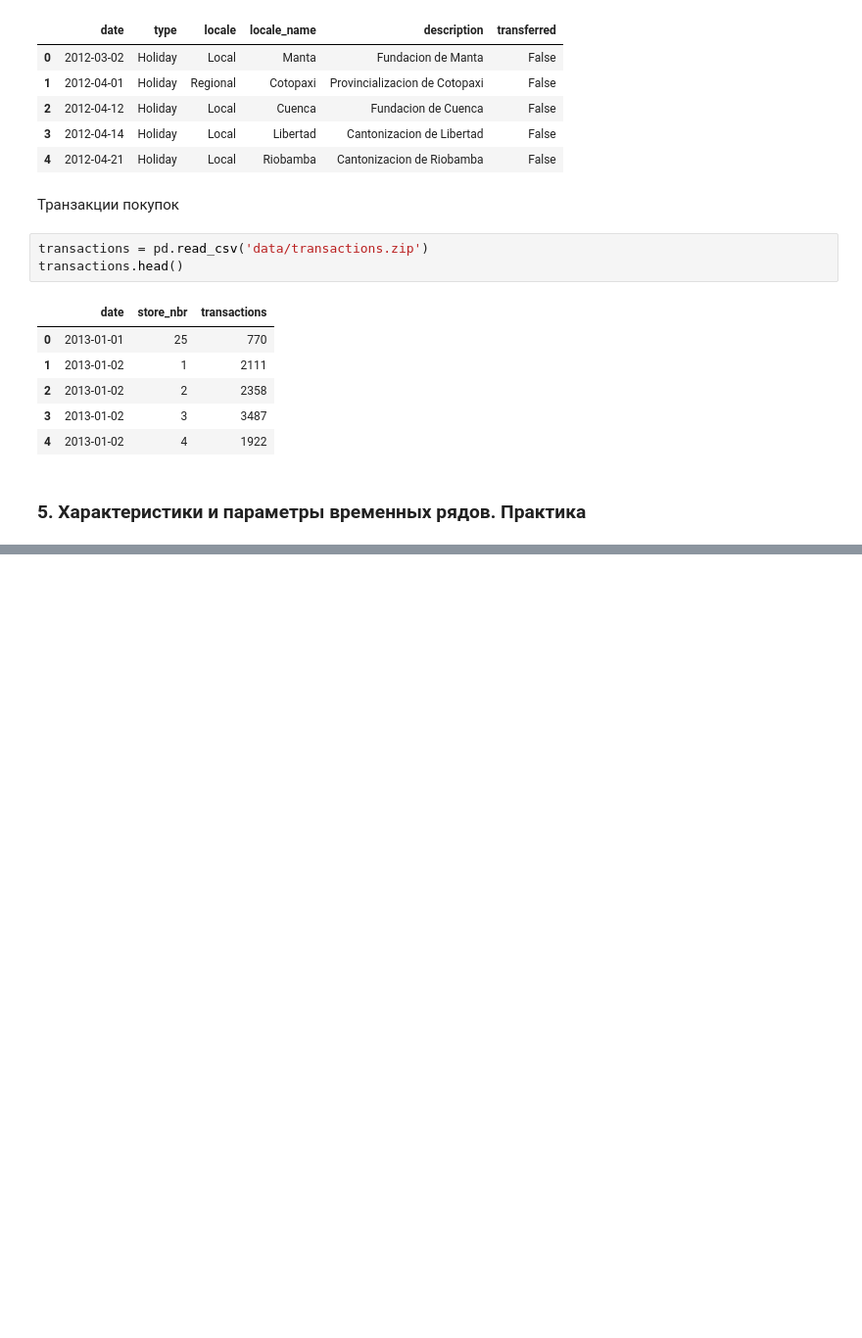
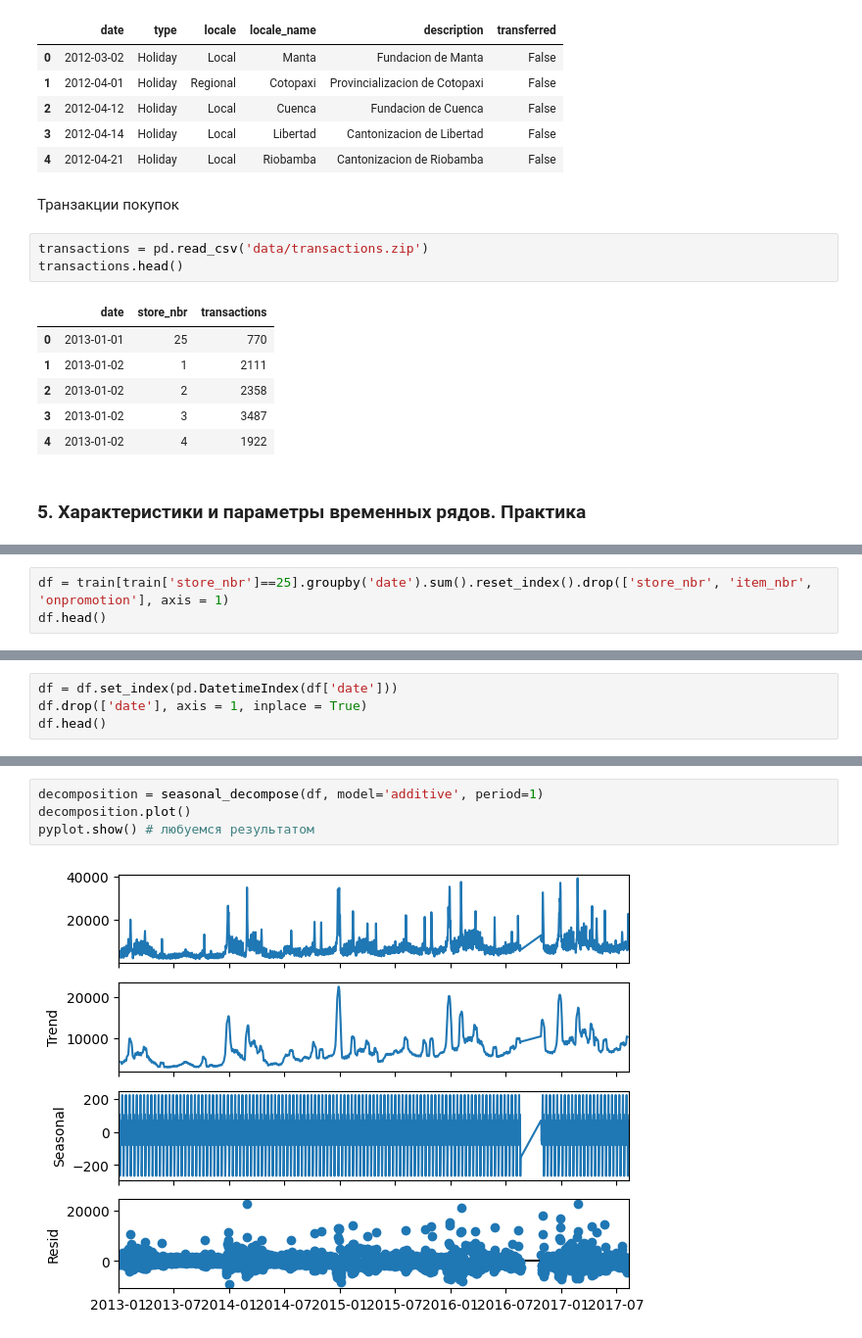
Before and after one commit to eartzhi/lessons, a Jupyter notebook: pda_02/project.ipynb, the cells around one changed output, grey strips where cells are left out. Shown at 98% size. Drawn from its saved outputs; the diff is of its cells as text; blank space fills up the shorter version.

```diff
--- a/pda_02/project.ipynb
+++ b/pda_02/project.ipynb
@@ -68,0 +75,3 @@ transactions.head()
+# %%
+df = train[train['store_nbr']==25].groupby('date').sum().reset_index().drop(['store_nbr', 'item_nbr', 'onpromotion'], axis = 1)
+df.head()
@@ -68,0 +87,4 @@ transactions.head()
+# %%
+df = df.set_index(pd.DatetimeIndex(df['date']))
+df.drop(['date'], axis = 1, inplace = True)
+df.head()
@@ -68,0 +99,6 @@ transactions.head()
+# %%
+decomposition = seasonal_decompose(df, model='additive', period=1)
+decomposition.plot()
+pyplot.show() # любуемся результатом
+# %% [output]
+[figure, added]
```
Also changed, not shown: parts of 10 cells of this notebook, 2 other files.
